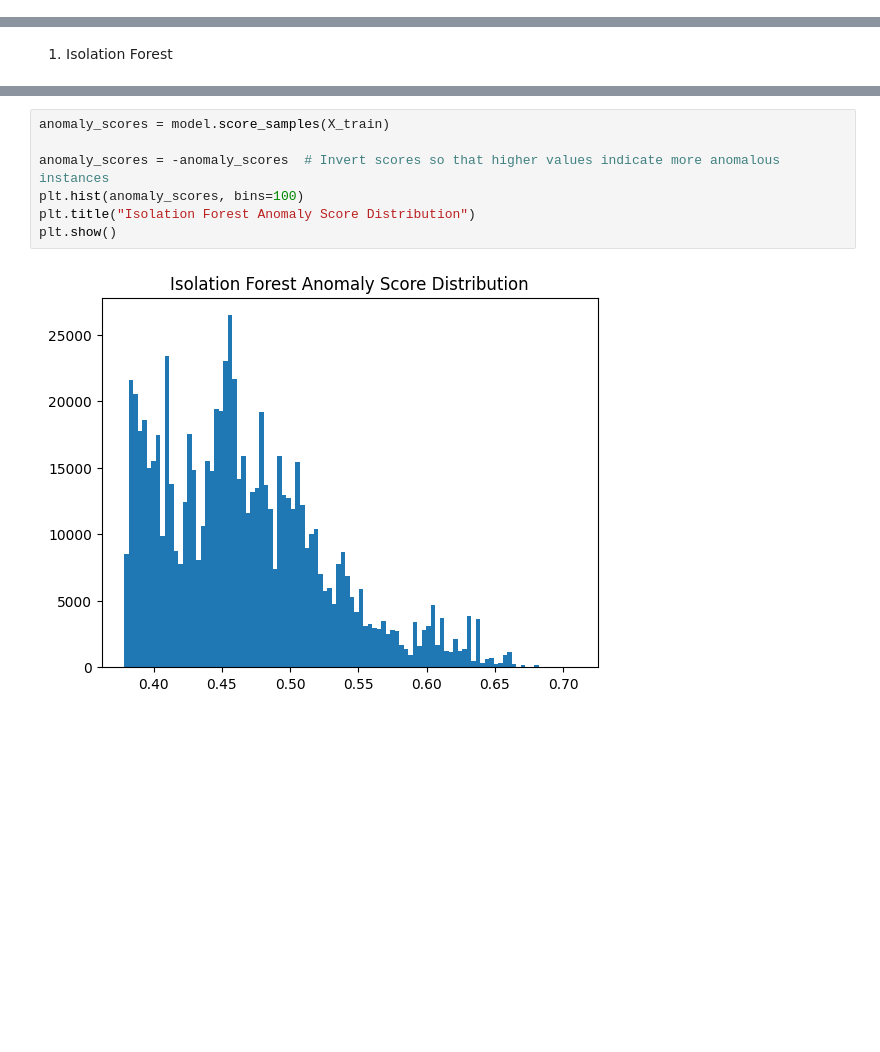
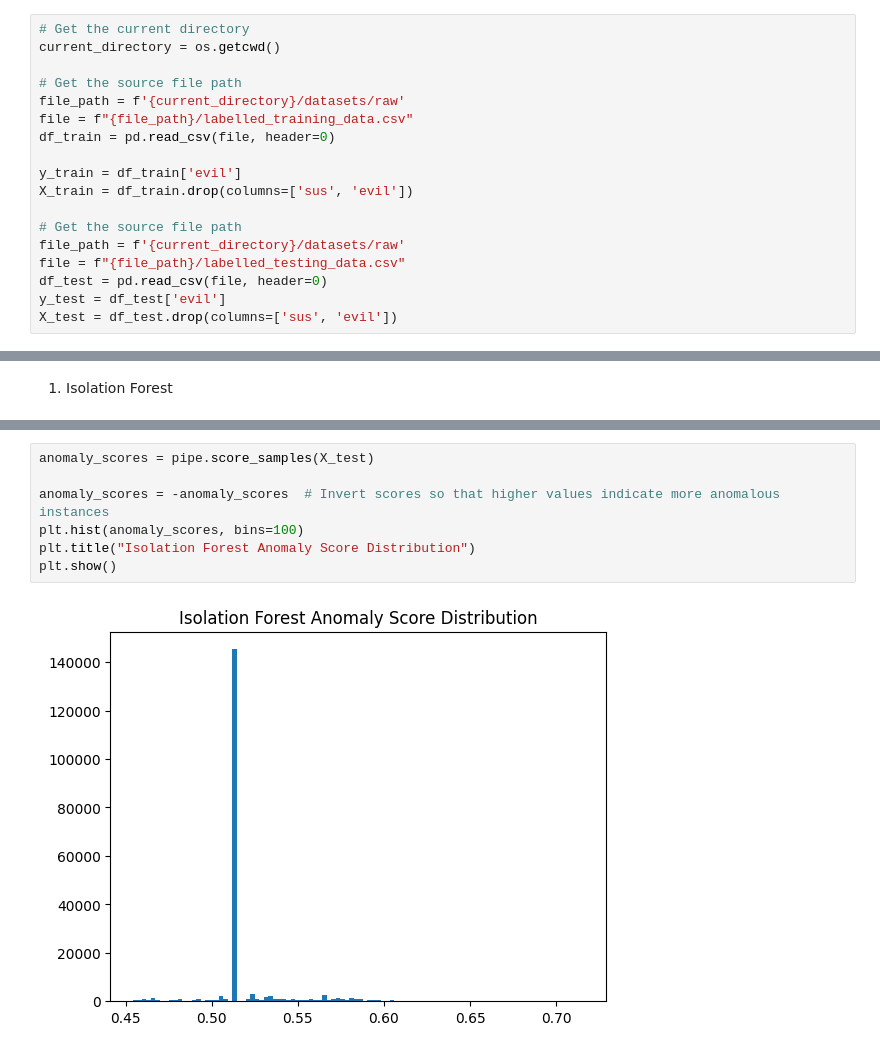
Before and after one commit to pinknwhite-franko/beth-dataset-anamoly-detection, a Jupyter notebook: model_training.ipynb, the cells around one changed output, grey strips where cells are left out. Saved outputs shown, nothing was run; the diff lists cells and outputs as text; blank space fills up the shorter version.

```diff
--- a/model_training.ipynb
+++ b/model_training.ipynb
@@ -8,0 +16,18 @@ from sklearn.metrics import roc_auc_score, roc_curve
+# %%
+# Get the current directory
+current_directory = os.getcwd()
+
+# Get the source file path
+file_path = f'{current_directory}/datasets/raw'
+file = f"{file_path}/labelled_training_data.csv"
+df_train = pd.read_csv(file, header=0)
+
+y_train = df_train['evil']
+X_train = df_train.drop(columns=['sus', 'evil'])
+
+# Get the source file path
+file_path = f'{current_directory}/datasets/raw'
+file = f"{file_path}/labelled_testing_data.csv"
+df_test = pd.read_csv(file, header=0)
+y_test = df_test['evil']
+X_test = df_test.drop(columns=['sus', 'evil'])
@@ -93,9 +178,9 @@ plt.show()
 # %%
-anomaly_scores = model.score_samples(X_train)
+anomaly_scores = pipe.score_samples(X_test)
 
 anomaly_scores = -anomaly_scores  # Invert scores so that higher values indicate more anomalous instances
 plt.hist(anomaly_scores, bins=100)
 plt.title("Isolation Forest Anomaly Score Distribution")
 plt.show()
 # %% [output]
-[figure, old version]
+[figure, new version]
```
Also changed, not shown: parts of 15 cells of this notebook, 7 other files.
